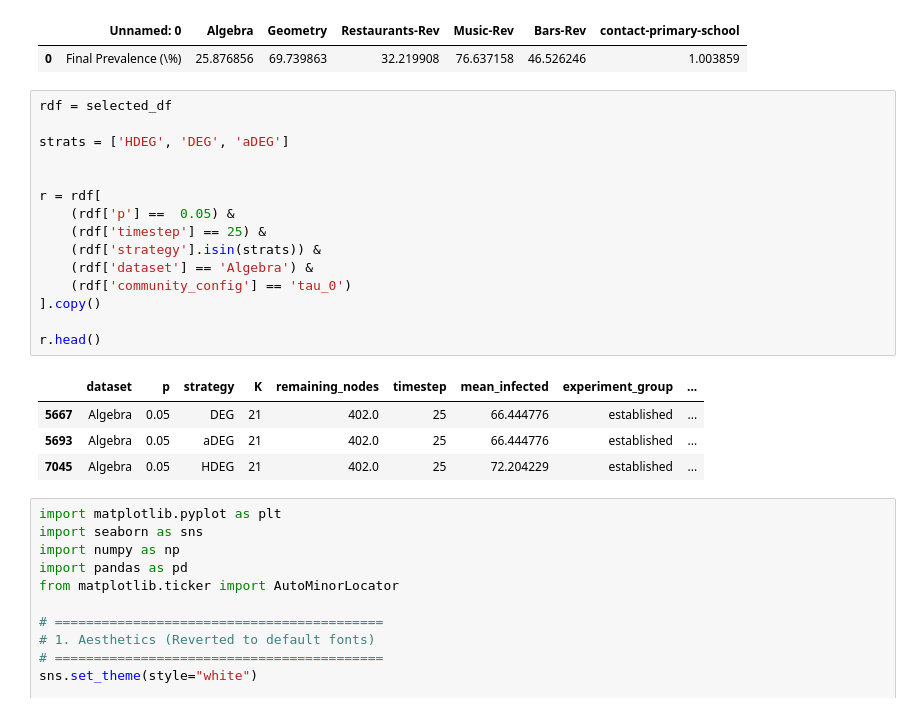
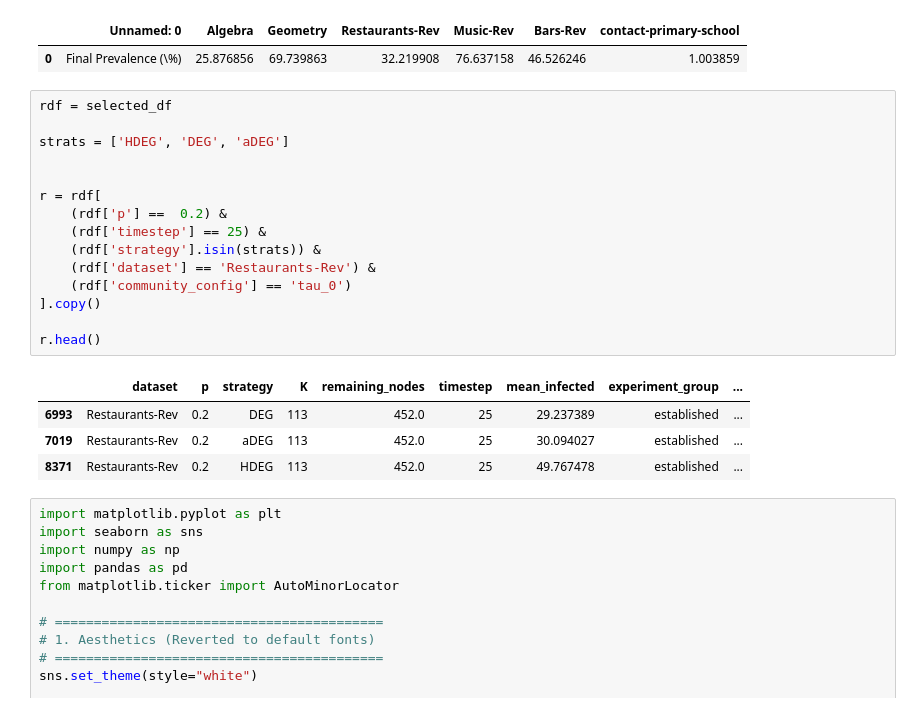
Before and after one commit to quintwinthagen/sicp_node_removal, a Jupyter notebook: notebooks/paper_draft2_plots.ipynb, the cells around one changed output. Saved outputs shown, nothing was run; the diff lists cells and outputs as text.

```diff
--- a/notebooks/paper_draft2_plots.ipynb
+++ b/notebooks/paper_draft2_plots.ipynb
@@ -139,23 +172,23 @@ empty_df.head()
 # %%
 rdf = selected_df
 
 strats = ['HDEG', 'DEG', 'aDEG']
 
 
 r = rdf[
-    (rdf['p'] ==  0.05) &
+    (rdf['p'] ==  0.2) &
     (rdf['timestep'] == 25) &
     (rdf['strategy'].isin(strats)) &
-    (rdf['dataset'] == 'Algebra') &
+    (rdf['dataset'] == 'Restaurants-Rev') &
     (rdf['community_config'] == 'tau_0')
 ].copy()
 
 r.head()
 # %% [output]
 |  | dataset | p | strategy | K | remaining_nodes | timestep | mean_infected | experiment_group | ... |
-| 5667 | Algebra | 0.05 | DEG | 21 | 402.0 | 25 | 66.444776 | established | ... |
-| 5693 | Algebra | 0.05 | aDEG | 21 | 402.0 | 25 | 66.444776 | established | ... |
-| 7045 | Algebra | 0.05 | HDEG | 21 | 402.0 | 25 | 72.204229 | established | ... |
+| 6993 | Restaurants-Rev | 0.2 | DEG | 113 | 452.0 | 25 | 29.237389 | established | ... |
+| 7019 | Restaurants-Rev | 0.2 | aDEG | 113 | 452.0 | 25 | 30.094027 | established | ... |
+| 8371 | Restaurants-Rev | 0.2 | HDEG | 113 | 452.0 | 25 | 49.767478 | established | ... |
 # %%
 import matplotlib.pyplot as plt
 import seaborn as sns
```
Also changed, not shown: parts of 3 cells of this notebook, 1 other file.
